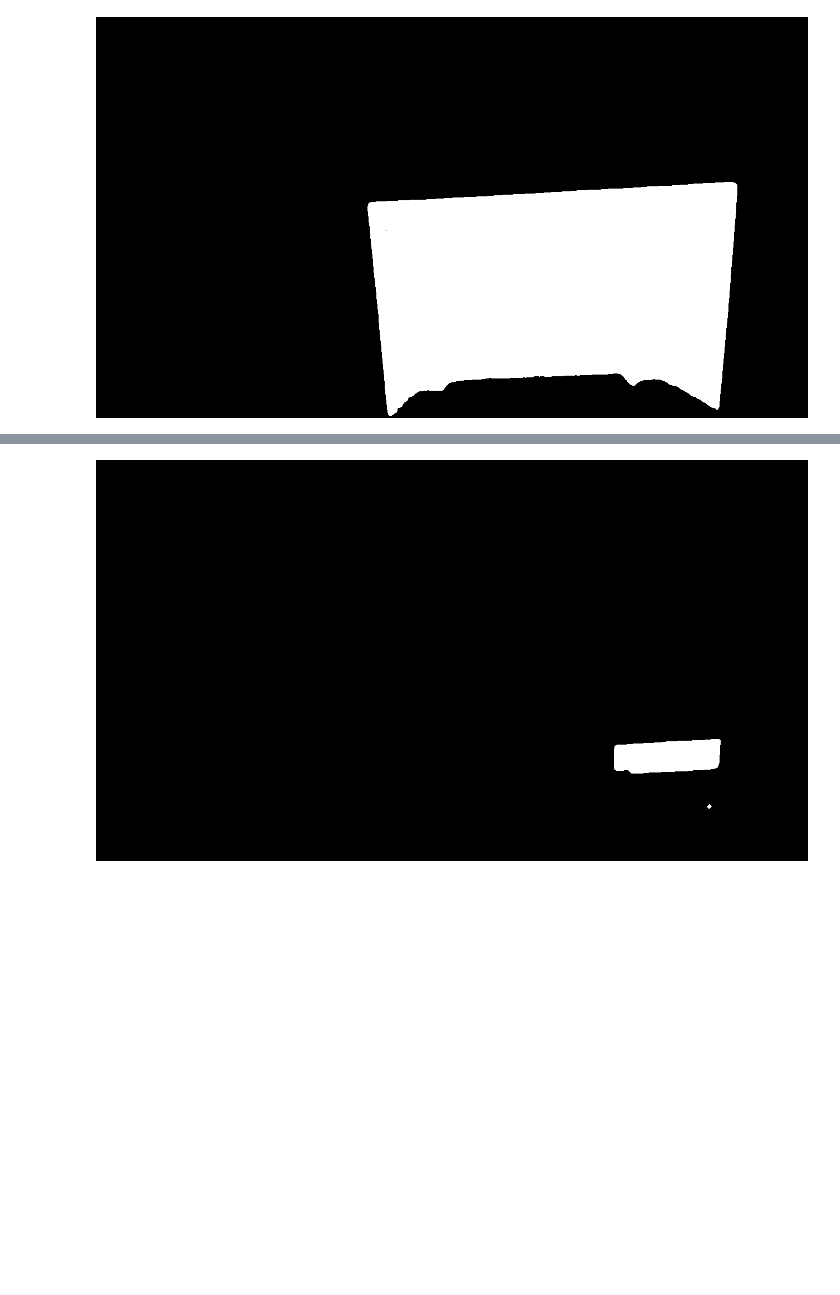
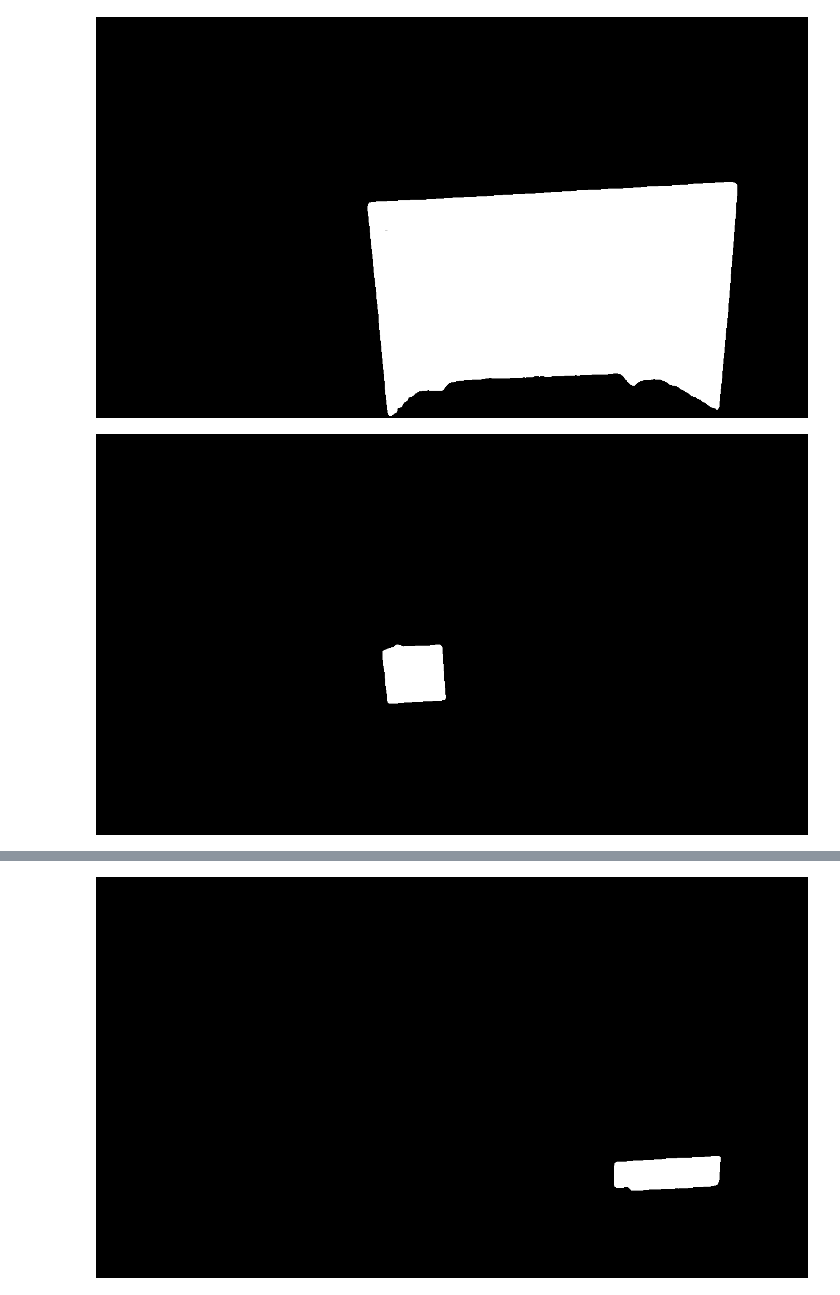
Before and after one commit to mose1020/sam, a Jupyter notebook: sam_test.ipynb, the cells around one changed output, grey strips where cells are left out. Drawn from its saved outputs; the diff is of its cells as text; code cells hidden in the pictures; blank space fills up the shorter version.

```diff
--- a/sam_test.ipynb
+++ b/sam_test.ipynb
@@ -131,3 +132,24 @@ for i in range(2, len(sorted_masks)):
 # %%
 def count_true_values(mask):
     return np.sum(mask)
+# %%
+inside_masks_sorted = sorted(inside_masks, key=count_true_values, reverse=True)
+
+plug_mask_1 = inside_masks_sorted[0]
+plug_mask_2 = inside_masks_sorted[1]
+
+contours_1 = measure.find_contours(plug_mask_1, 0.5)
+contours_2 = measure.find_contours(plug_mask_2, 0.5)
+
+x_max_1 = np.max([np.max(contour[:, 1]) for contour in contours_1])
+y_max_1 = np.max([np.max(contour[:, 0]) for contour in contours_1])
+ratio_1 = x_max_1 / y_max_1
+
+x_max_2 = np.max([np.max(contour[:, 1]) for contour in contours_2])
+y_max_2 = np.max([np.max(contour[:, 0]) for contour in contours_2])
+ratio_2 = x_max_2 / y_max_2
+# %%
+plug_image = Image.fromarray(plug_mask_1.astype('uint8') * 255, mode='L')
+display(plug_image)
+# %% [output]
+[figure, added]
```
Also changed, not shown: parts of 4 cells of this notebook, 1 other file.
